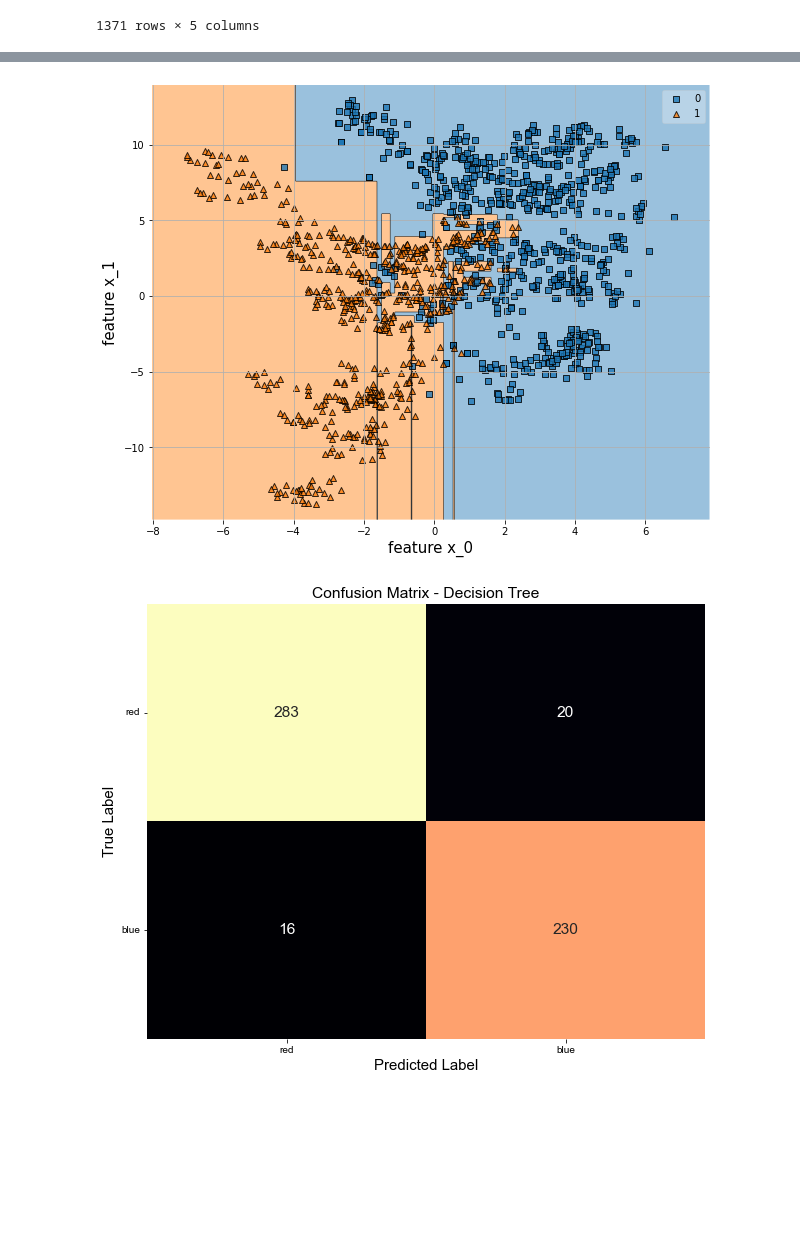
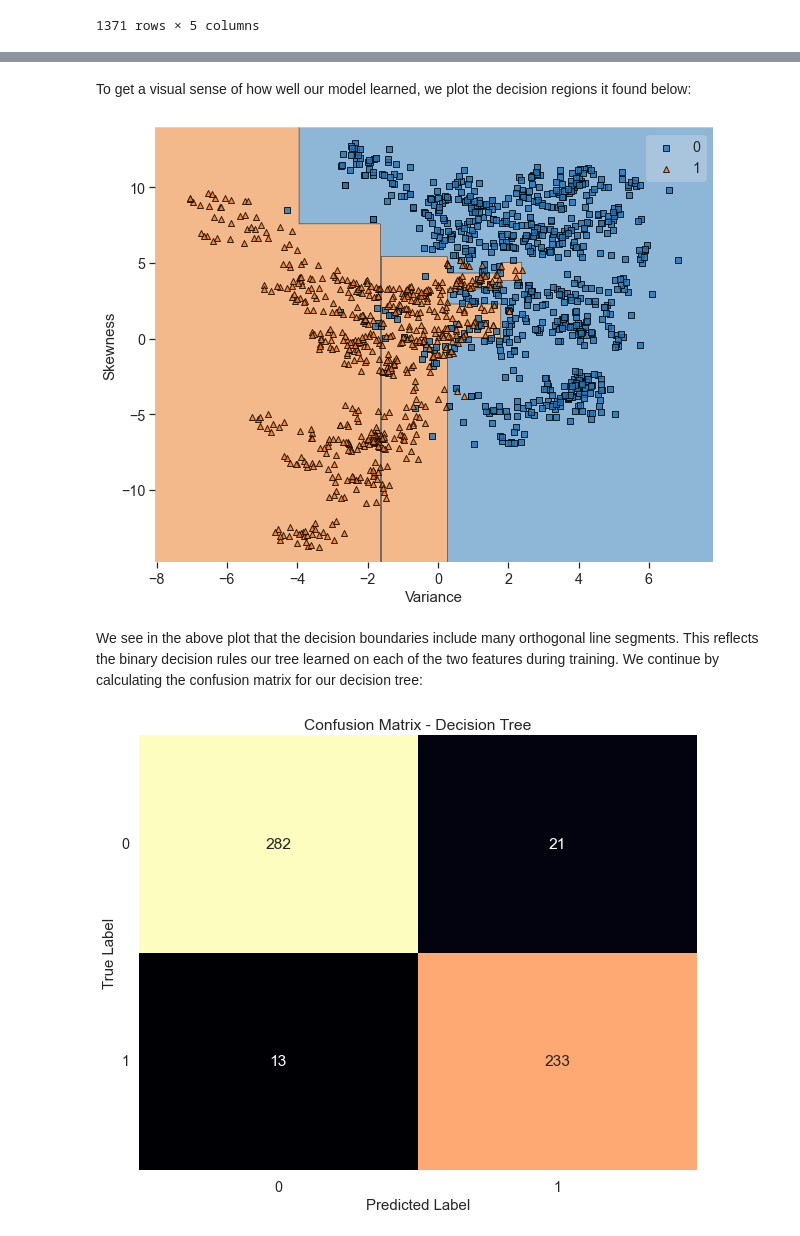
Before and after one commit to j-forner/Data_Science_and_Machine_Learning_Project, a Jupyter notebook: 1. Supervised Learning/6. Decision Trees/decision_trees.ipynb, the cells around one changed output, grey strips where cells are left out. Cells and saved outputs as stored; diff of their text form; code cells hidden in the pictures; blank space fills up the shorter version.

Commit message:
Continuing annotations for different models

```diff
--- a/1. Supervised Learning/6. Decision Trees/decision_trees.ipynb
+++ b/1. Supervised Learning/6. Decision Trees/decision_trees.ipynb
@@ -58,6 +70,6 @@ plt.show()
 # %%
 from sklearn.tree import DecisionTreeClassifier
 
-decision_tree = DecisionTreeClassifier(max_depth=15, random_state=42)
+decision_tree = DecisionTreeClassifier(max_depth = 6, random_state=42)
 decision_tree.fit(X_train, y_train)
 # %% [output]
@@ -101,47 +115,51 @@ plt.show()
+# %% [markdown]
+To get a visual sense of how well our model learned, we plot the decision regions it found below:
 # %%
 from mlxtend.plotting import plot_decision_regions
 
 plt.figure(figsize = (10, 8))
 plot_decision_regions(X, y, clf = decision_tree)
-plt.xlabel("feature x_0", fontsize = 15)
-plt.ylabel("feature x_1", fontsize = 15)
+plt.xlabel("Variance", fontsize = 15)
+plt.ylabel("Skewness", fontsize = 15)
 plt.grid()
 plt.show()
 # %% [output]
-[figure, old version]
+[figure, new version]
+# %% [markdown]
+We see in the above plot that the decision boundaries include many orthogonal line segments. This reflects the binary decision rules our tree learned on each of the two features during training. We continue by calculating the confusion matrix for our decision tree:
 # %%
 # predicted values on the testing data
 test_pred_decision_tree = decision_tree.predict(X_test)
 
 # Import metrics from sklearn
 from sklearn import metrics
 
 # Note: visualizing your tree above will be weird after running seaborn
 import seaborn as sns
 
 # The confusion matrix
 confusion_matrix = metrics.confusion_matrix(y_test, test_pred_decision_tree)
 
 # Convert confusion matrix into dataframe
 matrix_df = pd.DataFrame(confusion_matrix)
 
 
 plt.figure(figsize=(10, 8))
 ax = plt.axes()
 sns.set(font_scale=1.3)
 
 sns.heatmap(matrix_df,
             annot = True,
             fmt = "g",
             ax = ax,
             cmap = "magma",
             cbar = False)
 
 ax.set_title("Confusion Matrix - Decision Tree")
 ax.set_xlabel("Predicted Label", fontsize=15)
-ax.set_xticklabels(["red", "blue"])
+ax.set_xticklabels(["0", "1"])
 ax.set_ylabel("True Label", fontsize=15)
-ax.set_yticklabels(["red", "blue"], rotation=0)
+ax.set_yticklabels(["0", "1"], rotation=0)
 plt.show()
 # %% [output]
-[figure, old version]
+[figure, new version]
```
Also changed, not shown: parts of 15 cells of this notebook, 2 other files.
